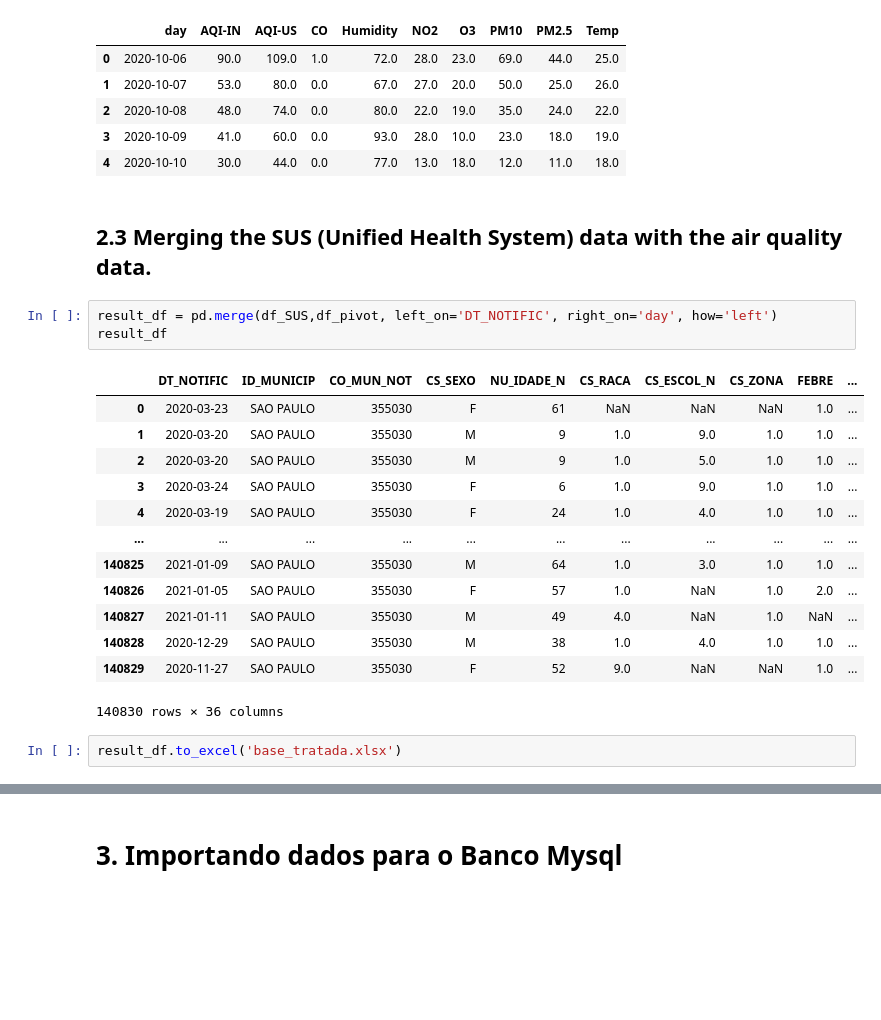
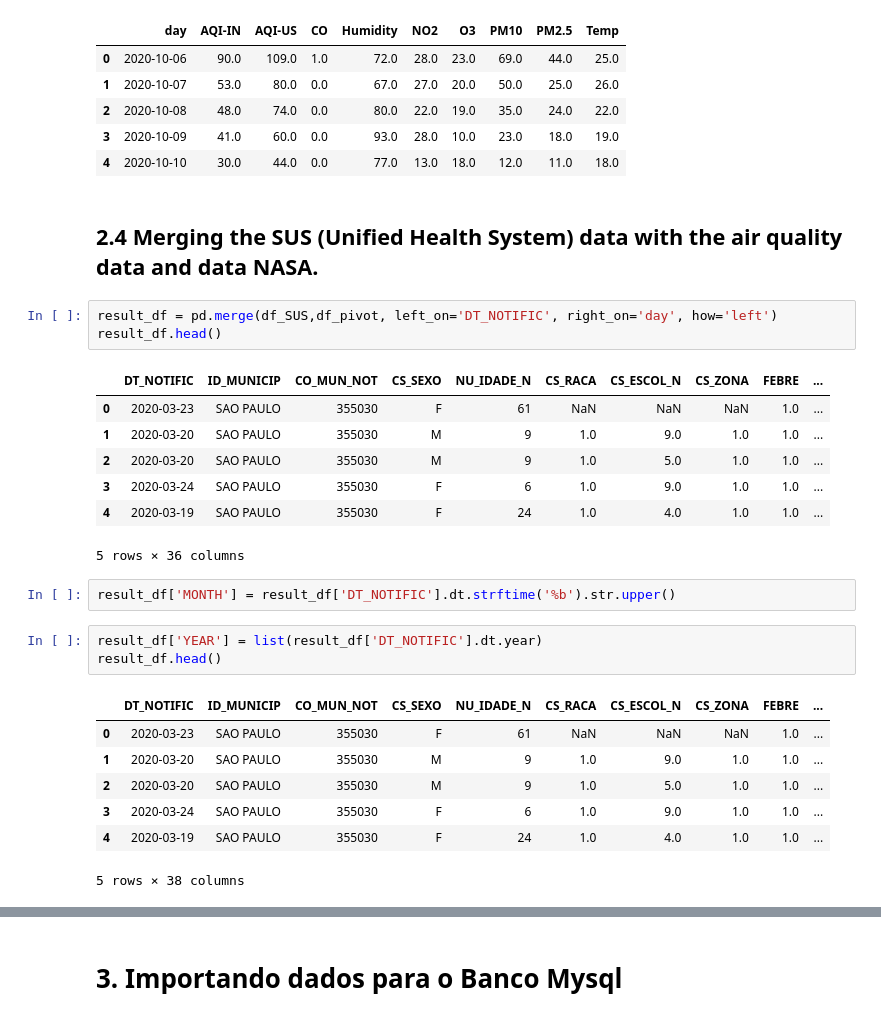
Before and after one commit to leandric/Health-and-Air-Quality-in-Sao-Paulo-An-Integrated-Analysis, a Jupyter notebook: Notbooks/Health-and-Air-Quality-in-Sao-Paulo-An-Integrated-Analysis.ipynb, the cells around one changed output, grey strips where cells are left out. Drawn from its saved outputs; the diff is of its cells as text; blank space fills up the shorter version.

```diff
--- a/Notbooks/Health-and-Air-Quality-in-Sao-Paulo-An-Integrated-Analysis.ipynb
+++ b/Notbooks/Health-and-Air-Quality-in-Sao-Paulo-An-Integrated-Analysis.ipynb
@@ -200,23 +237,28 @@ df_pivot.head()
 | 3 | 2020-10-09 | 41.0 | 60.0 | 0.0 | 93.0 | 28.0 | 10.0 | 23.0 | 18.0 | 19.0 |
 | 4 | 2020-10-10 | 30.0 | 44.0 | 0.0 | 77.0 | 13.0 | 18.0 | 12.0 | 11.0 | 18.0 |
 # %% [markdown]
-## 2.3 Merging the SUS (Unified Health System) data with the air quality data.
+## 2.4 Merging the SUS (Unified Health System) data with the air quality data and data NASA.
 # %%
 result_df = pd.merge(df_SUS,df_pivot, left_on='DT_NOTIFIC', right_on='day', how='left')
-result_df
+result_df.head()
 # %% [output]
 |  | DT_NOTIFIC | ID_MUNICIP | CO_MUN_NOT | CS_SEXO | NU_IDADE_N | CS_RACA | CS_ESCOL_N | CS_ZONA | FEBRE | ... |
 | 0 | 2020-03-23 | SAO PAULO | 355030 | F | 61 | NaN | NaN | NaN | 1.0 | ... |
 | 1 | 2020-03-20 | SAO PAULO | 355030 | M | 9 | 1.0 | 9.0 | 1.0 | 1.0 | ... |
 | 2 | 2020-03-20 | SAO PAULO | 355030 | M | 9 | 1.0 | 5.0 | 1.0 | 1.0 | ... |
 | 3 | 2020-03-24 | SAO PAULO | 355030 | F | 6 | 1.0 | 9.0 | 1.0 | 1.0 | ... |
 | 4 | 2020-03-19 | SAO PAULO | 355030 | F | 24 | 1.0 | 4.0 | 1.0 | 1.0 | ... |
-| ... | ... | ... | ... | ... | ... | ... | ... | ... | ... | ... |
-| 140825 | 2021-01-09 | SAO PAULO | 355030 | M | 64 | 1.0 | 3.0 | 1.0 | 1.0 | ... |
-| 140826 | 2021-01-05 | SAO PAULO | 355030 | F | 57 | 1.0 | NaN | 1.0 | 2.0 | ... |
-| 140827 | 2021-01-11 | SAO PAULO | 355030 | M | 49 | 4.0 | NaN | 1.0 | NaN | ... |
-| 140828 | 2020-12-29 | SAO PAULO | 355030 | M | 38 | 1.0 | 4.0 | 1.0 | 1.0 | ... |
-| 140829 | 2020-11-27 | SAO PAULO | 355030 | F | 52 | 9.0 | NaN | NaN | 1.0 | ... |
-140830 rows × 36 columns
+5 rows × 36 columns
-# %%
-result_df.to_excel('base_tratada.xlsx')
+# %%
+result_df['MONTH'] = result_df['DT_NOTIFIC'].dt.strftime('%b').str.upper()
+# %%
+result_df['YEAR'] = list(result_df['DT_NOTIFIC'].dt.year)
+result_df.head()
+# %% [output]
+|  | DT_NOTIFIC | ID_MUNICIP | CO_MUN_NOT | CS_SEXO | NU_IDADE_N | CS_RACA | CS_ESCOL_N | CS_ZONA | FEBRE | ... |
+| 0 | 2020-03-23 | SAO PAULO | 355030 | F | 61 | NaN | NaN | NaN | 1.0 | ... |
+| 1 | 2020-03-20 | SAO PAULO | 355030 | M | 9 | 1.0 | 9.0 | 1.0 | 1.0 | ... |
+| 2 | 2020-03-20 | SAO PAULO | 355030 | M | 9 | 1.0 | 5.0 | 1.0 | 1.0 | ... |
+| 3 | 2020-03-24 | SAO PAULO | 355030 | F | 6 | 1.0 | 9.0 | 1.0 | 1.0 | ... |
+| 4 | 2020-03-19 | SAO PAULO | 355030 | F | 24 | 1.0 | 4.0 | 1.0 | 1.0 | ... |
+5 rows × 38 columns
```
Also changed, not shown: parts of 12 cells of this notebook, 4 other files.
